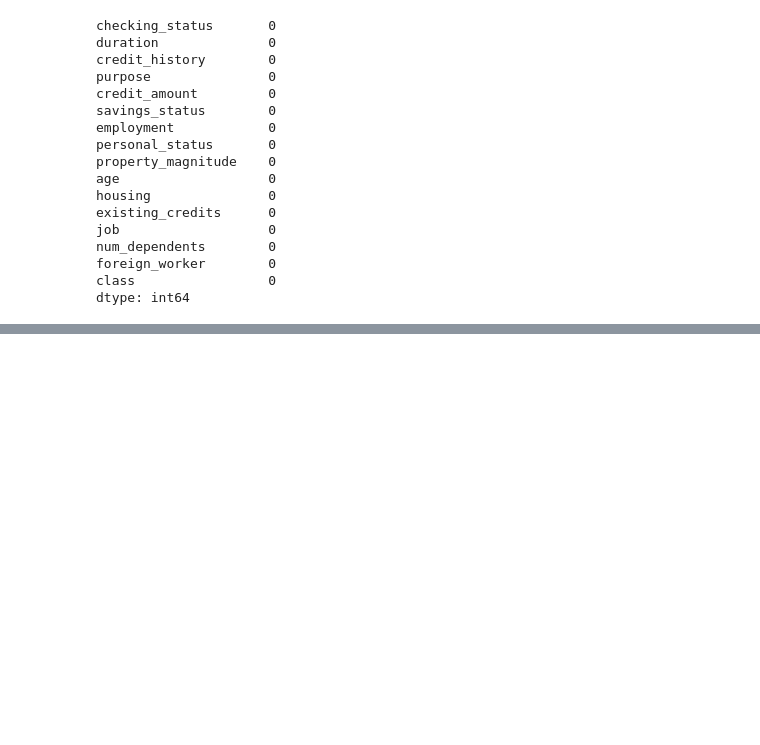
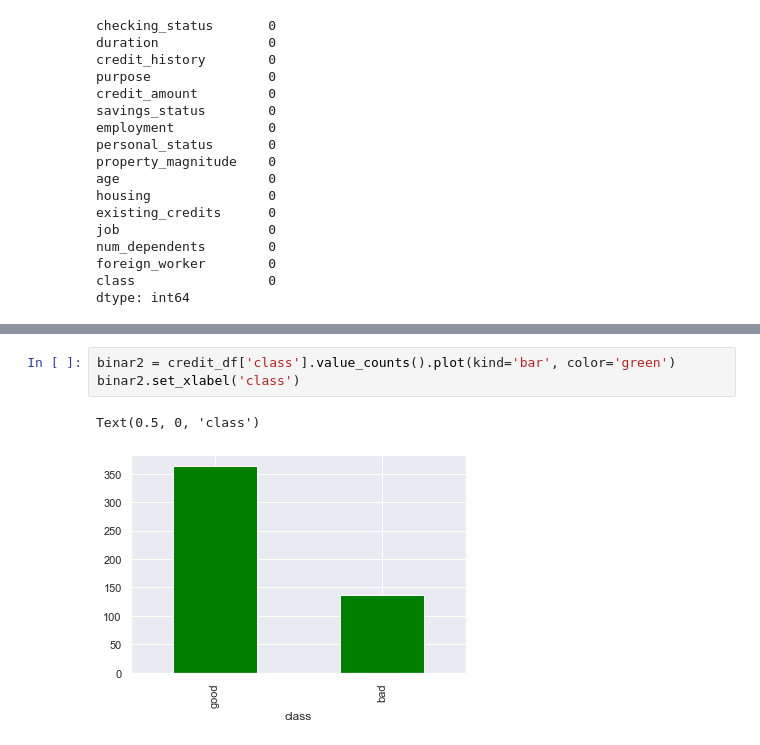
Before and after one commit to ostrenkota/IAD, a Jupyter notebook: lab1_task.ipynb, the cells around one changed output, grey strips where cells are left out. Saved outputs shown, nothing was run; the diff lists cells and outputs as text; blank space fills up the shorter version.

```diff
--- a/lab1_task.ipynb
+++ b/lab1_task.ipynb
@@ -213,0 +222,6 @@ Name: housing, dtype: int64
+# %%
+binar2 = credit_df['class'].value_counts().plot(kind='bar', color='green')
+binar2.set_xlabel('class')
+# %% [output]
+Text(0.5, 0, 'class')
+[figure, added]
```
Also changed, not shown: parts of 12 cells of this notebook, 1 other file.
